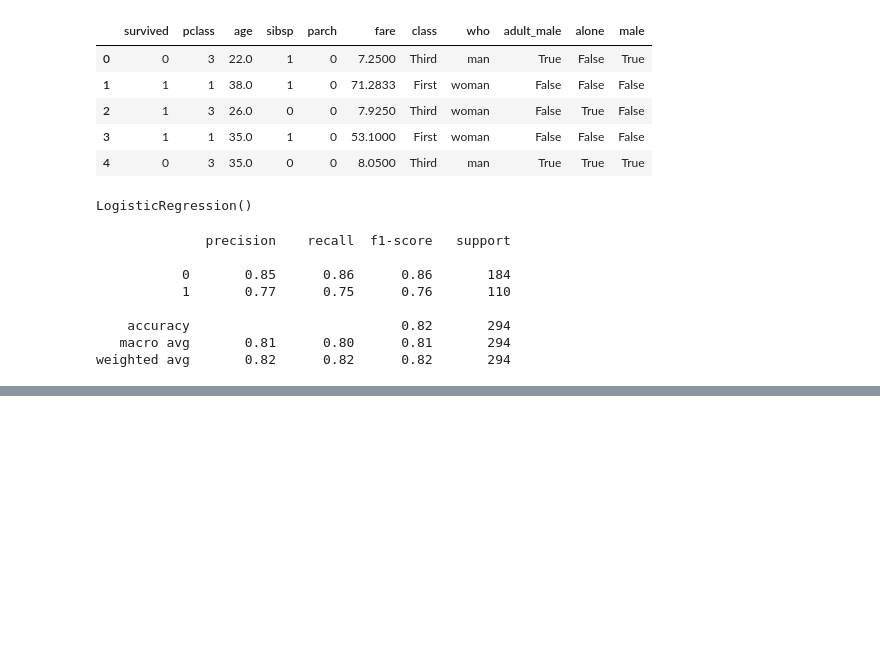
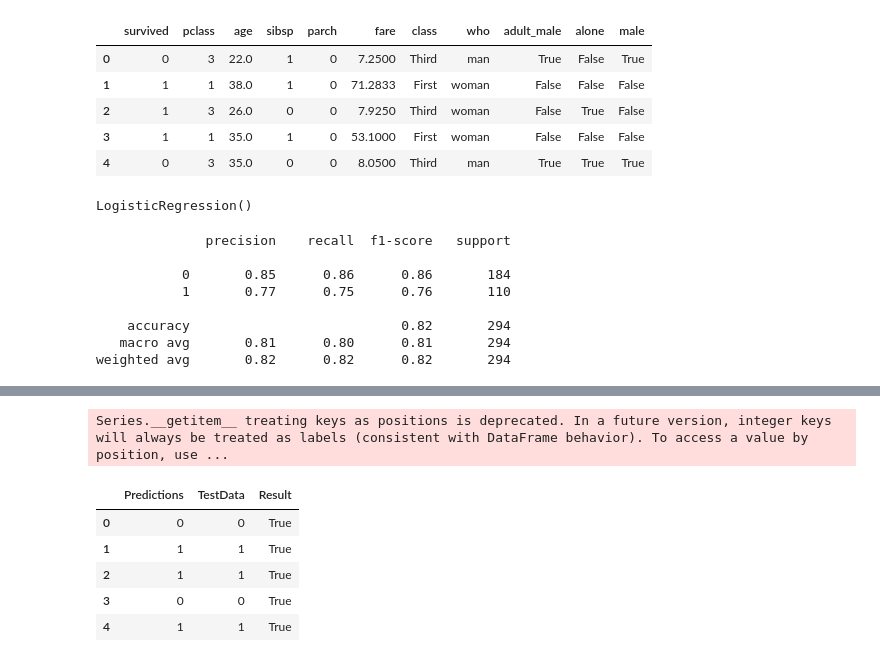
Before and after one commit to abhayas/DataScience, a Jupyter notebook: Titanic/Titanic.ipynb, the cells around one changed output, grey strips where cells are left out. Drawn from its saved outputs; the diff is of its cells as text; code cells hidden in the pictures; blank space fills up the shorter version.

```diff
--- a/Titanic/Titanic.ipynb
+++ b/Titanic/Titanic.ipynb
@@ -230,0 +278,13 @@ weighted avg       0.82      0.82      0.82       294
+# %%
+df2["Result"]=df2[["Predictions","TestData"]].apply(lambda x : x[0]==x[1], axis=1)
+# %% [output]
+Series.__getitem__ treating keys as positions is deprecated. In a future version, integer keys will always be treated as labels (consistent with DataFrame behavior). To access a value by position, use ...
+# %%
+df2.head()
+# %% [output]
+|  | Predictions | TestData | Result |
+| 0 | 0 | 0 | True |
+| 1 | 1 | 1 | True |
+| 2 | 1 | 1 | True |
+| 3 | 0 | 0 | True |
+| 4 | 1 | 1 | True |
```
Also changed, not shown: parts of 8 cells of this notebook.
